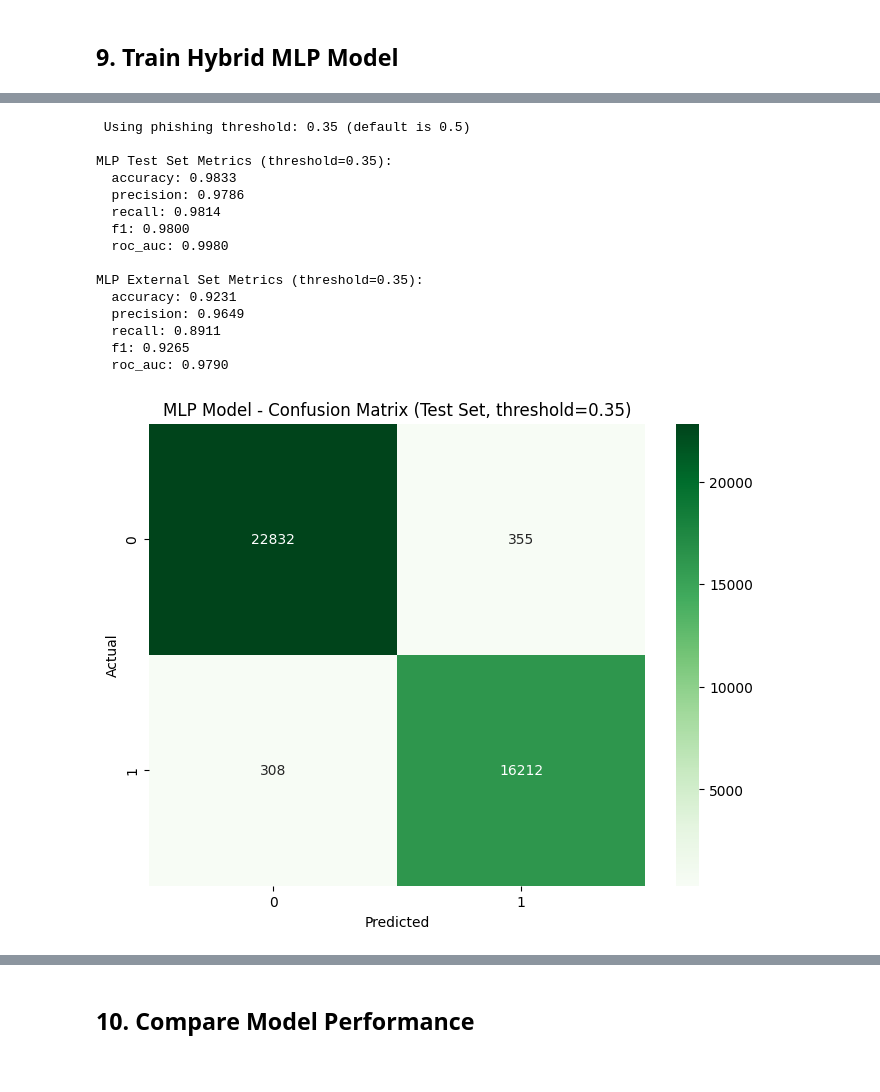
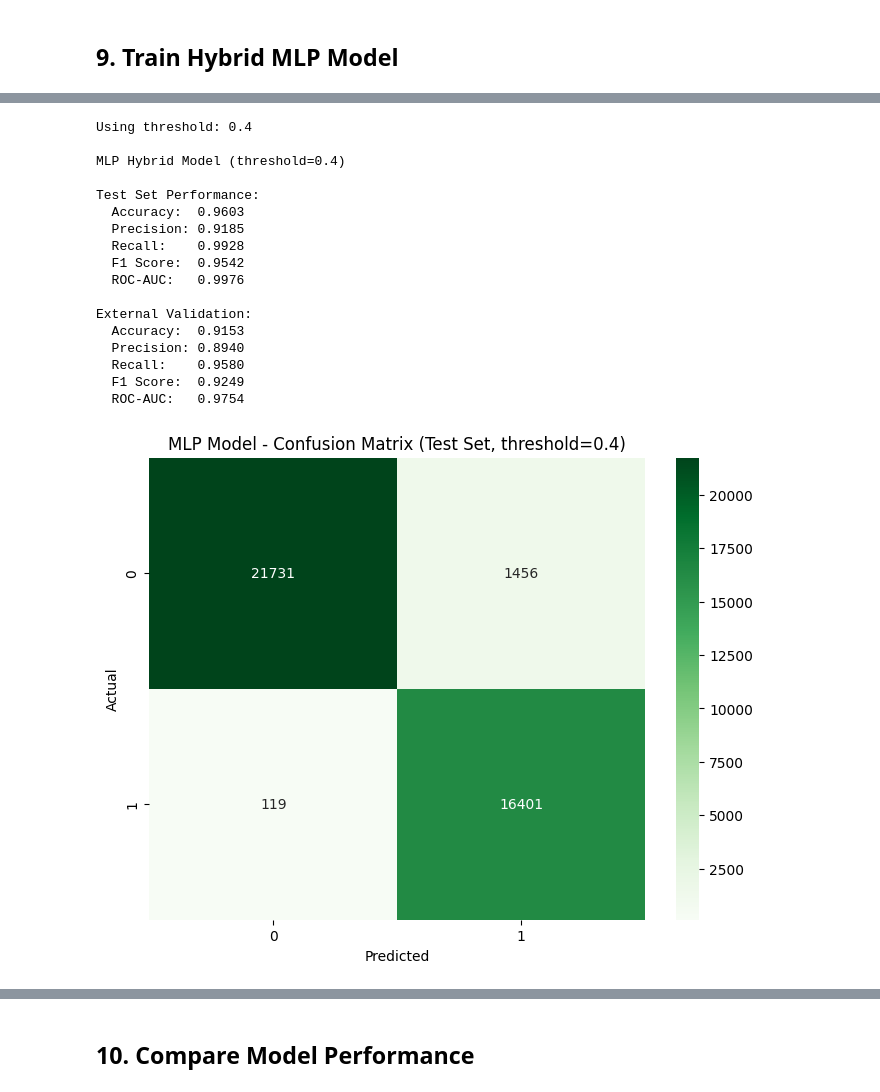
Before and after one commit to Latandu/PhishStop, a Jupyter notebook: app/models/train_models_with_wandb.ipynb, the cells around one changed output, grey strips where cells are left out. Cells and saved outputs as stored; diff of their text form; code cells hidden in the pictures.

```diff
--- a/app/models/train_models_with_wandb.ipynb
+++ b/app/models/train_models_with_wandb.ipynb
@@ -1486,8 +1491,7 @@ Early stopping triggered at epoch 24
 <All keys matched successfully>
 # %%
-# AGGRESSIVE: Use lower threshold for phishing classification
-phishing_threshold = config['phishing_threshold']
-print(f"\n Using phishing threshold: {phishing_threshold} (default is 0.5)")
+phishing_threshold = config['mlp_threshold']
+print(f"\nUsing threshold: {phishing_threshold}")
 
 # Evaluate MLP on test set
 mlp_model.eval()
@@ -1512,7 +1516,7 @@ with torch.no_grad():
 
 test_probs = np.array(test_probs)
 test_labels = np.array(test_labels)
-test_preds = (test_probs >= phishing_threshold).astype(int)  # AGGRESSIVE threshold
+test_preds = (test_probs >= phishing_threshold).astype(int)
 
 mlp_test_metrics = {
     'accuracy': accuracy_score(test_labels, test_preds),
@@ -1521,10 +1525,6 @@ mlp_test_metrics = {
     'f1': f1_score(test_labels, test_preds, zero_division=0),
     'roc_auc': roc_auc_score(test_labels, test_probs)
 }
-
-print(f"\nMLP Test Set Metrics (threshold={phishing_threshold}):")
-for metric, value in mlp_test_metrics.items():
-    print(f"  {metric}: {value:.4f}")
 
 # Evaluate on external set
 external_dataset = TensorDataset(
@@ -1555,7 +1555,7 @@ with torch.no_grad():
 
 ext_probs = np.array(ext_probs)
 ext_labels = np.array(ext_labels)
-ext_preds = (ext_probs >= phishing_threshold).astype(int)  # AGGRESSIVE threshold
+ext_preds = (ext_probs >= phishing_threshold).astype(int)
 
 mlp_external_metrics = {
     'accuracy': accuracy_score(ext_labels, ext_preds),
@@ -1565,14 +1565,24 @@ mlp_external_metrics = {
     'roc_auc': roc_auc_score(ext_labels, ext_probs)
 }
 
-print(f"\nMLP External Set Metrics (threshold={phishing_threshold}):")
-for metric, value in mlp_external_metrics.items():
-    print(f"  {metric}: {value:.4f}")
+print(f"\nMLP Hybrid Model (threshold={phishing_threshold})")
+print(f"\nTest Set Performance:")
+print(f"  Accuracy:  {mlp_test_metrics['accuracy']:.4f}")
+print(f"  Precision: {mlp_test_metrics['precision']:.4f}")
+print(f"  Recall:    {mlp_test_metrics['recall']:.4f}")
+print(f"  F1 Score:  {mlp_test_metrics['f1']:.4f}")
+print(f"  ROC-AUC:   {mlp_test_metrics['roc_auc']:.4f}")
 
-# Log to WandB
+print(f"\nExternal Validation:")
+print(f"  Accuracy:  {mlp_external_metrics['accuracy']:.4f}")
+print(f"  Precision: {mlp_external_metrics['precision']:.4f}")
+print(f"  Recall:    {mlp_external_metrics['recall']:.4f}")
+print(f"  F1 Score:  {mlp_external_metrics['f1']:.4f}")
+print(f"  ROC-AUC:   {mlp_external_metrics['roc_auc']:.4f}")
+
 wandb.log({
     "mlp/phishing_threshold": phishing_threshold,
-    "mlp/pos_weight": config['class_weight_ratio'],
+    "mlp/pos_weight": config['mlp_pos_weight'],
     "mlp/test_accuracy": mlp_test_metrics['accuracy'],
     "mlp/test_precision": mlp_test_metrics['precision'],
     "mlp/test_recall": mlp_test_metrics['recall'],
@@ -1580,44 +1590,46 @@ wandb.log({
     "mlp/test_roc_auc": mlp_test_metrics['roc_auc'],
     "mlp/external_accuracy": mlp_external_metrics['accuracy'],
     "mlp/external_precision": mlp_external_metrics['precision'],
     "mlp/external_recall": mlp_external_metrics['recall'],
     "mlp/external_f1": mlp_external_metrics['f1'],
     "mlp/external_roc_auc": mlp_external_metrics['roc_auc'],
 })
 
 # Confusion matrix
 cm = confusion_matrix(test_labels, test_preds)
 fig, ax = plt.subplots(figsize=(8, 6))
 sns.heatmap(cm, annot=True, fmt='d', cmap='Greens', ax=ax)
 ax.set_xlabel('Predicted')
 ax.set_ylabel('Actual')
 ax.set_title(f'MLP Model - Confusion Matrix (Test Set, threshold={phishing_threshold})')
 wandb.log({"mlp/confusion_matrix": wandb.Image(fig)})
 plt.show()
 
 cm = confusion_matrix(ext_labels, ext_preds)
 fig, ax = plt.subplots(figsize=(8, 6))
 sns.heatmap(cm, annot=True, fmt='d', cmap='Blues', ax=ax)
 ax.set_xlabel('Predicted')
 ax.set_ylabel('Actual')
 ax.set_title(f'MLP Model - Confusion Matrix (External Set, threshold={phishing_threshold})')
 wandb.log({"mlp/confusion_matrix": wandb.Image(fig)})
 plt.show()
 plt.close()
 # %% [output]
- Using phishing threshold: 0.35 (default is 0.5)
+Using threshold: 0.4
 
-MLP Test Set Metrics (threshold=0.35):
-  accuracy: 0.9833
-  precision: 0.9786
-  recall: 0.9814
-  f1: 0.9800
-  roc_auc: 0.9980
+MLP Hybrid Model (threshold=0.4)
 
-MLP External Set Metrics (threshold=0.35):
-  accuracy: 0.9231
-  precision: 0.9649
-  recall: 0.8911
-  f1: 0.9265
-  roc_auc: 0.9790
+Test Set Performance:
+  Accuracy:  0.9603
+  Precision: 0.9185
+  Recall:    0.9928
+  F1 Score:  0.9542
+  ROC-AUC:   0.9976
+
+External Validation:
+  Accuracy:  0.9153
+  Precision: 0.8940
+  Recall:    0.9580
+  F1 Score:  0.9249
+  ROC-AUC:   0.9754
-[figure, old version]
+[figure, new version]
```
Also changed, not shown: parts of 10 cells of this notebook, 5 other files.
